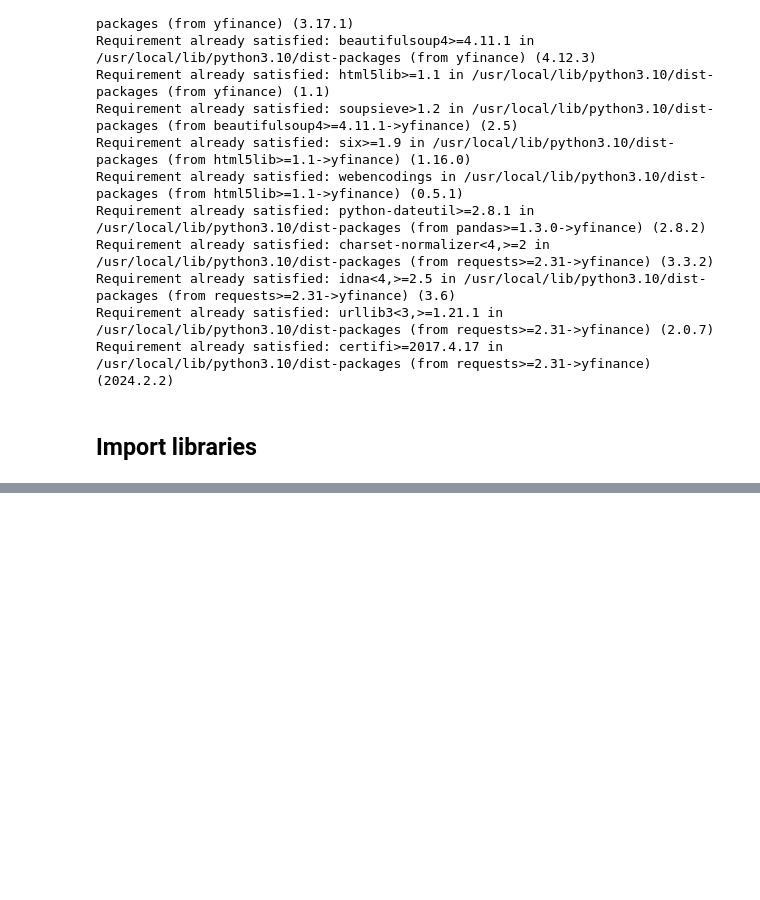
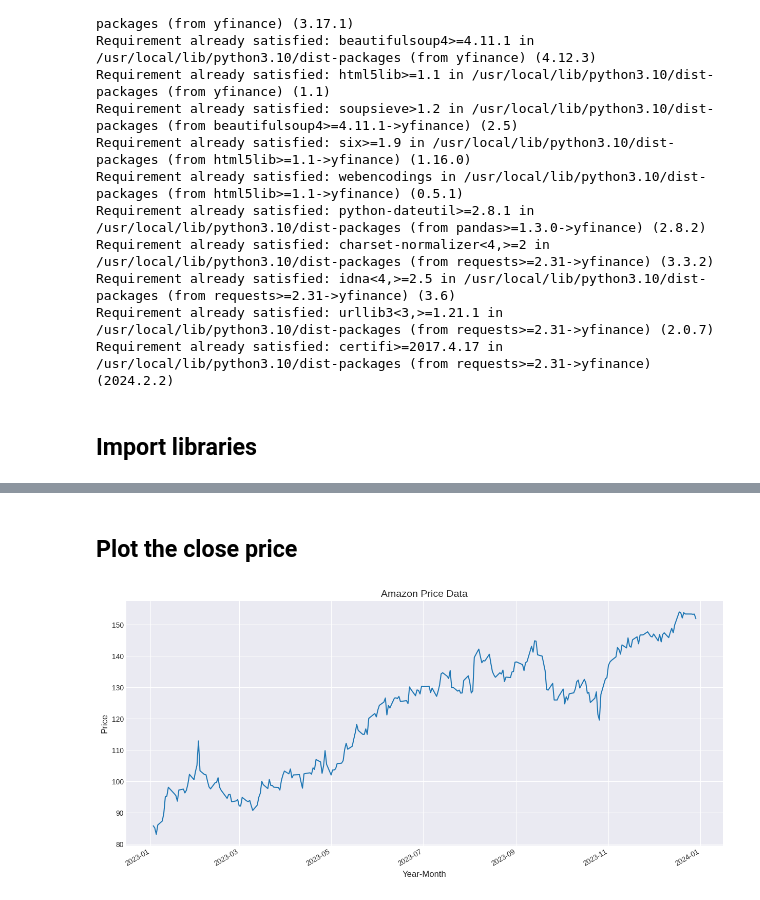
Before and after one commit to anp-hub/quant-finance, a Jupyter notebook: MarketData/01-StockIndexData.ipynb, the cells around one changed output, grey strips where cells are left out. Drawn from its saved outputs; the diff is of its cells as text; code cells hidden in the pictures; blank space fills up the shorter version.

```diff
--- a/MarketData/01-StockIndexData.ipynb
+++ b/MarketData/01-StockIndexData.ipynb
@@ -35,8 +37,8 @@ import pandas as pd
 import yfinance as yf
 # %%
 # Download the price data of Amazon (AMZN) from Jan 2023 to Dec 2023
-# Set the ticker as 'AAPL' and specify the start and end dates
-price_data_apple = yf.download('AAPL', start='20-01-01', end='2019-12-31')
+# Set the ticker as 'AMZN' and specify the start and end dates
+price_data_amzn = yf.download('AMZN', start='2023-01-01', end='2023-12-31')
 
-# Display the first 5 rows
-price_data_apple.tail()
+# Display the last 5 rows
+price_data_amzn.tail()
@@ -42,0 +54,20 @@ price_data_apple.tail()
+# %% [markdown]
+## Plot the close price
+# %%
+import matplotlib.pyplot as plt
+%matplotlib inline
+plt.style.use('seaborn-darkgrid')
+
+# Plot the close price
+plt.figure(figsize=(15,7))
+price_data_amzn['Close'].plot()
+
+# Set the title and axces label
+plt.title('Amazon Price Data', fontsize=14)
+plt.xlabel('Year-Month', fontsize=12)
+plt.ylabel('Price', fontsize=12)
+
+# Show the plot
+plt.show()
+# %% [output]
+[figure, added]
```
Also changed, not shown: parts of 7 cells of this notebook.
